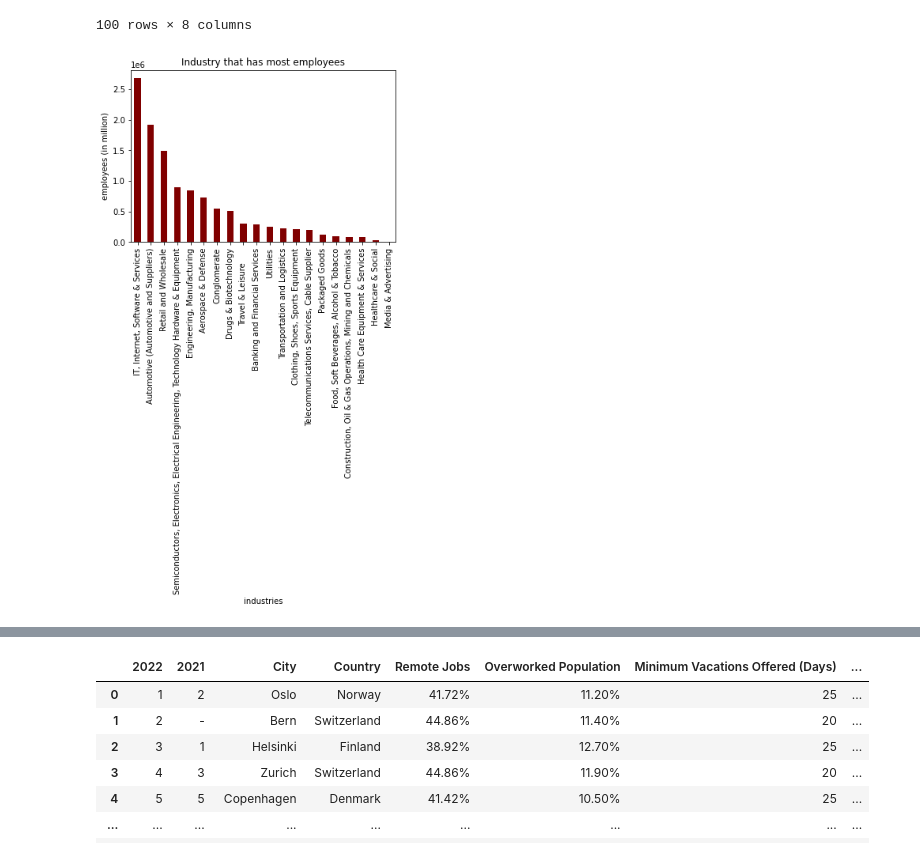
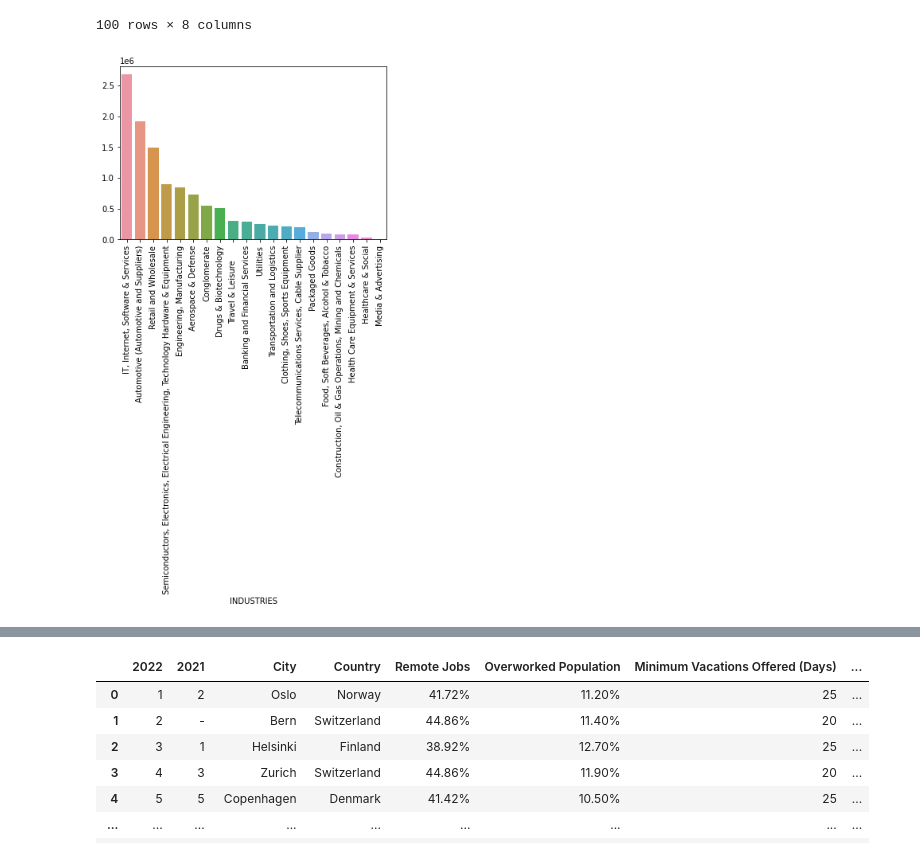
Before and after one commit to timonx11/Project-1-Demonstrasion-Group6, a Jupyter notebook: starter_code/Untitled.ipynb, the cells around one changed output, grey strips where cells are left out. Cells and saved outputs as stored; diff of their text form; code cells hidden in the pictures.

```diff
--- a/starter_code/Untitled.ipynb
+++ b/starter_code/Untitled.ipynb
@@ -172,17 +173,22 @@ tn_employers_df
 # %%
 # Which industry has most employees in top 100
 
 # preparing / structuring the dataframe so we can find the desired  x and y axis for plotting
 total_employee = tn_employers_df.groupby('INDUSTRIES')['EMPLOYEES'].sum().sort_values(ascending=False)
 # print(total_employee)
 
 # creating the bar plot
-total_employee.plot.bar(x='industries', y='total employees', title="Industry that has most employees", color ='maroon')
-plt.xlabel("industries")
-plt.ylabel("employees (in million)")
+# total_employee.plot.bar(x='industries', y='total employees', title="Industry that has most employees", color ='maroon')
+# plt.xlabel("industries")
+# plt.ylabel("employees (in million)")
+# plt.show()
+plt.xticks(rotation=90)
+sb.barplot(x=total_employee.index, y=total_employee.values)
 plt.show()
+
+# Rotate the x-axis labels by 90 degrees
 # %% [output]
-[figure, old version]
+[figure, new version]
 # %%
 # Which industry has most companies in top 100
 
```
Also changed, not shown: parts of 5 cells of this notebook.
